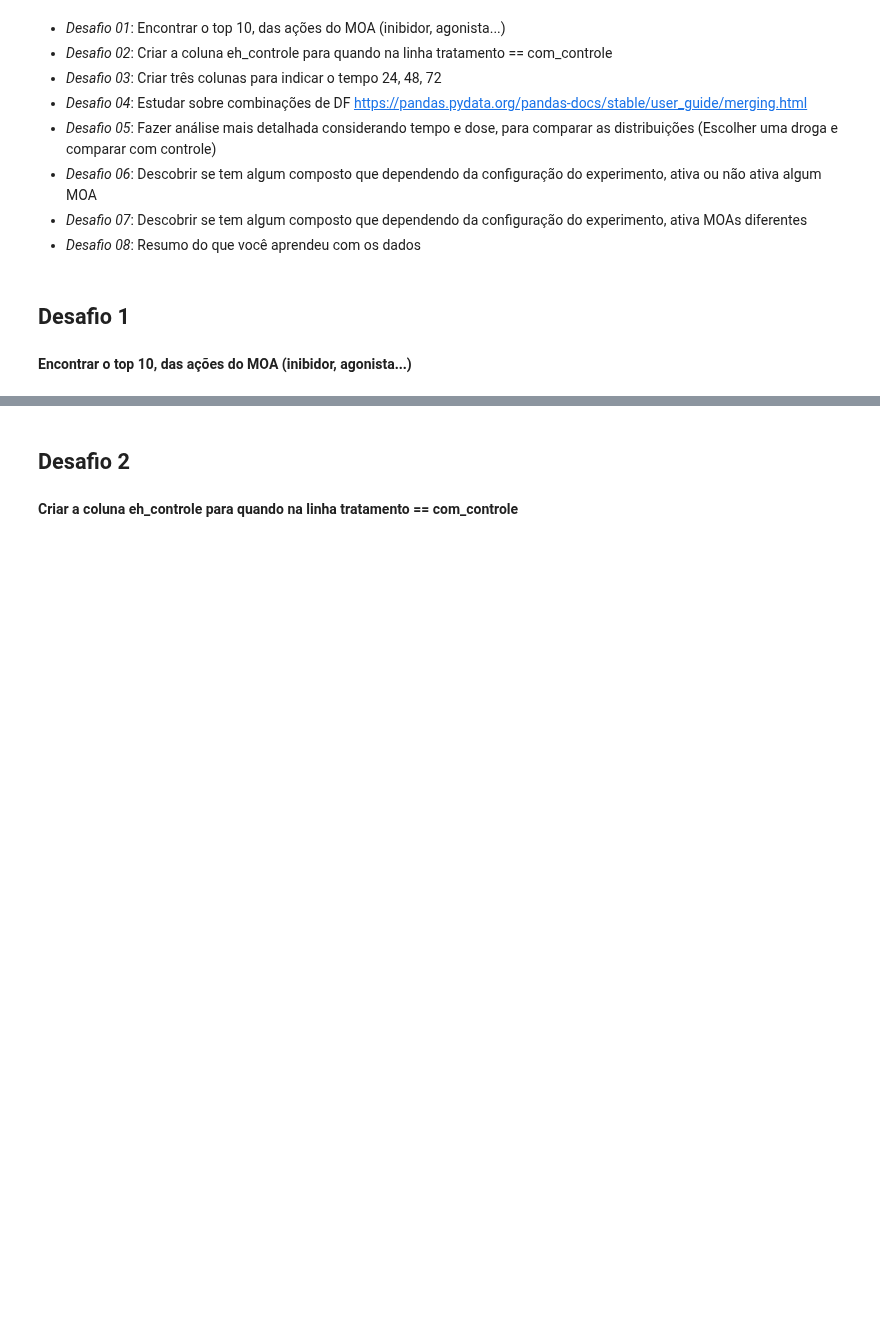
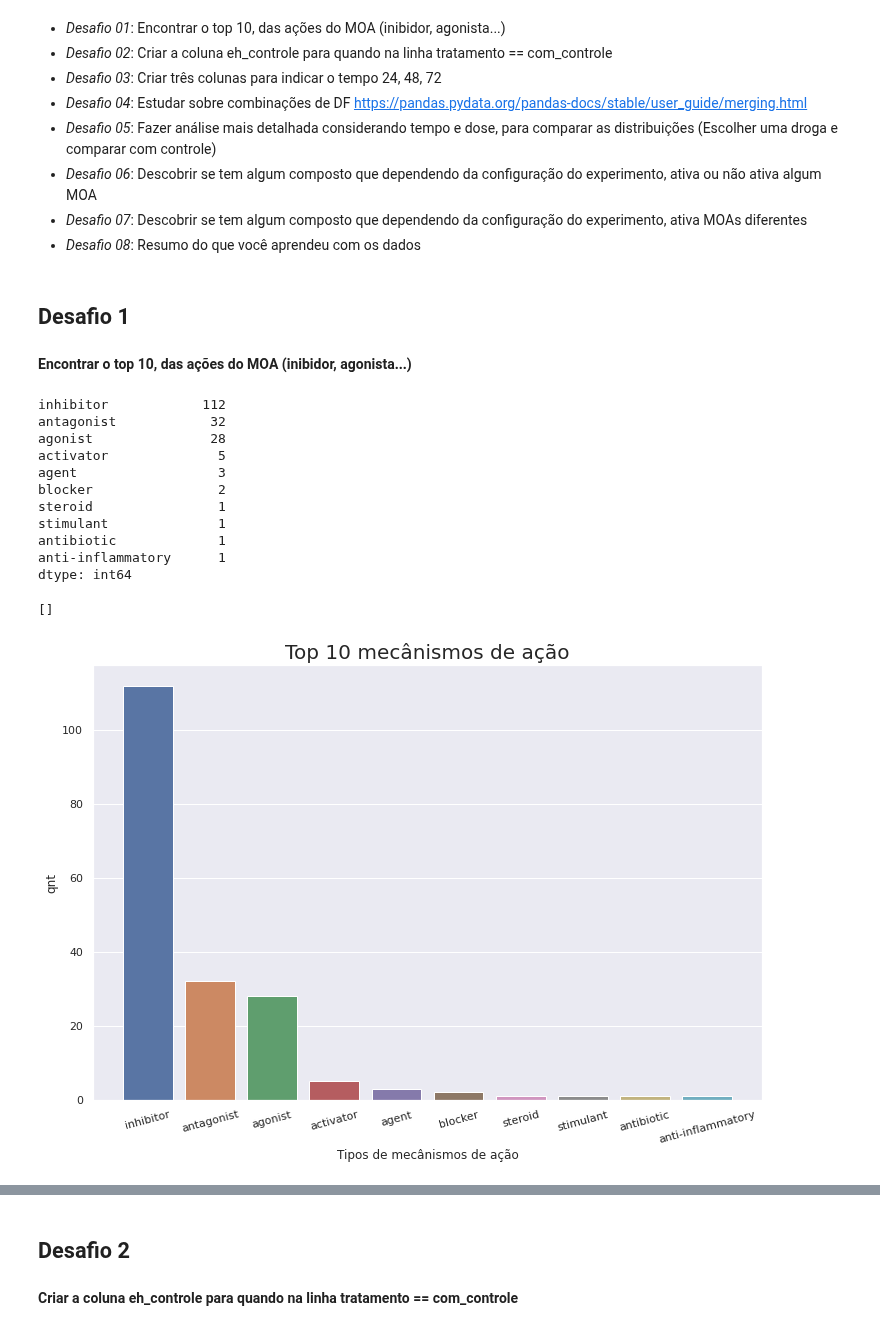
Before and after one commit to LincolnVS/ImersaoDadosAlura, a Jupyter notebook: Aula_04_Desafios.ipynb, the cells around one changed output, grey strips where cells are left out. Drawn from its saved outputs; the diff is of its cells as text; code cells hidden in the pictures; blank space fills up the shorter version.

```diff
--- a/Aula_04_Desafios.ipynb
+++ b/Aula_04_Desafios.ipynb
@@ -30,3 +30,9 @@ dados.head()
 | 3 | id_0015fd391 | com_droga | 48 | D1 | 8c7f86626 | -0.5138 | -0.2491 | ... | -1.3780 | -0.8632 | -1.2880 | ... |
 | 4 | id_001626bd3 | com_droga | 72 | D2 | 7cbed3131 | -0.3254 | -0.4009 | ... | 1.0690 | 0.5523 | -0.3031 | ... |
 5 rows × 877 columns
+# %%
+dados_resultados = pd.read_csv('https://github.com/alura-cursos/imersaodados3/blob/main/dados/dados_resultados.csv?raw=true')
+contagem_moa = dados_resultados.drop('id', axis=1).sum().sort_values(ascending=False)
+dados_resultados['n_moa'] = dados_resultados.drop('id', axis=1).sum(axis=1)
+dados_resultados['ativo_moa'] = (dados_resultados['n_moa'] != 0)
+dados_resultados.head()
@@ -45,3 +70,31 @@ dados.head()
 ## Desafio 1
 # %% [markdown]
 **Encontrar o top 10, das ações do MOA (inibidor, agonista...)**
+# %%
+#Top possibilidades de ações
+dados_acoes = dados_resultados.drop(['id', 'n_moa', 'ativo_moa'], axis=1)
+acao = [linha.split('_')[-1] for linha in dados_acoes.columns]
+acao = pd.Series(acao)
+top_10_acao = acao.value_counts()[0:10]
+print(top_10_acao)
+
+plt.figure(figsize=(12,8))
+ax = sns.barplot(x = top_10_acao.index, y = top_10_acao.values)
+ax.set(xlabel = 'Tipos de mecânismos de ação', ylabel = 'qnt')
+ax.set_title('Top 10 mecânismos de ação', fontdict = {'fontsize':20})
+plt.xticks(rotation=15)
+plt.plot()
+# %% [output]
+inhibitor            112
+antagonist            32
+agonist               28
+activator              5
+agent                  3
+blocker                2
+steroid                1
+stimulant              1
+antibiotic             1
+anti-inflammatory      1
+dtype: int64
+[]
+[figure, added]
```
Also changed, not shown: parts of 14 cells of this notebook.
